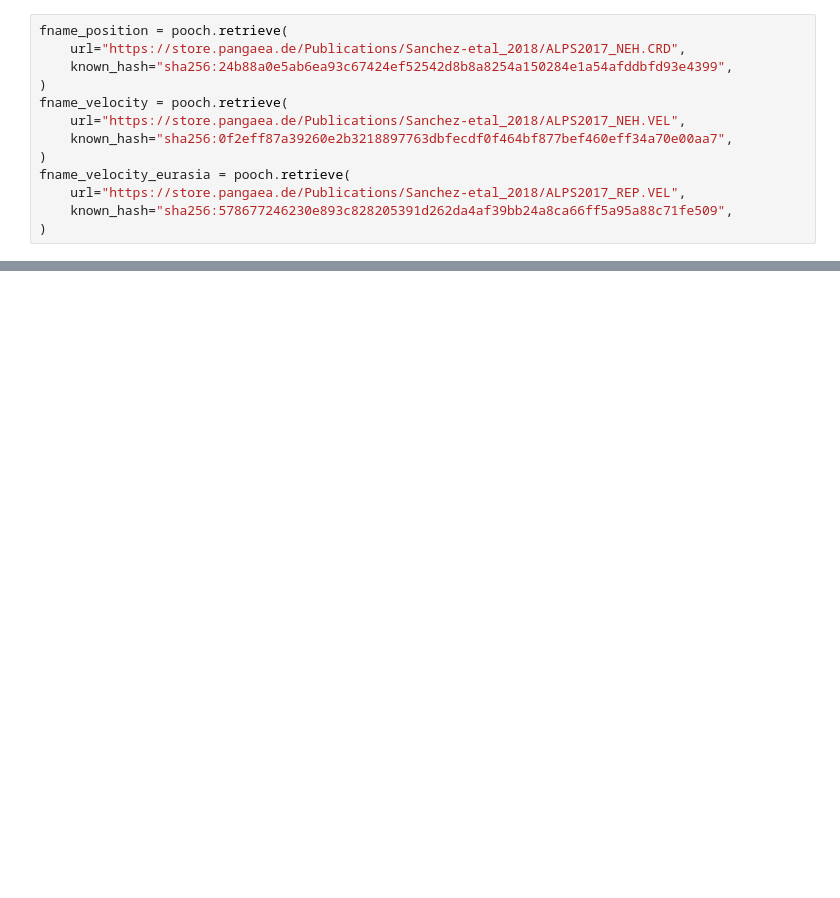
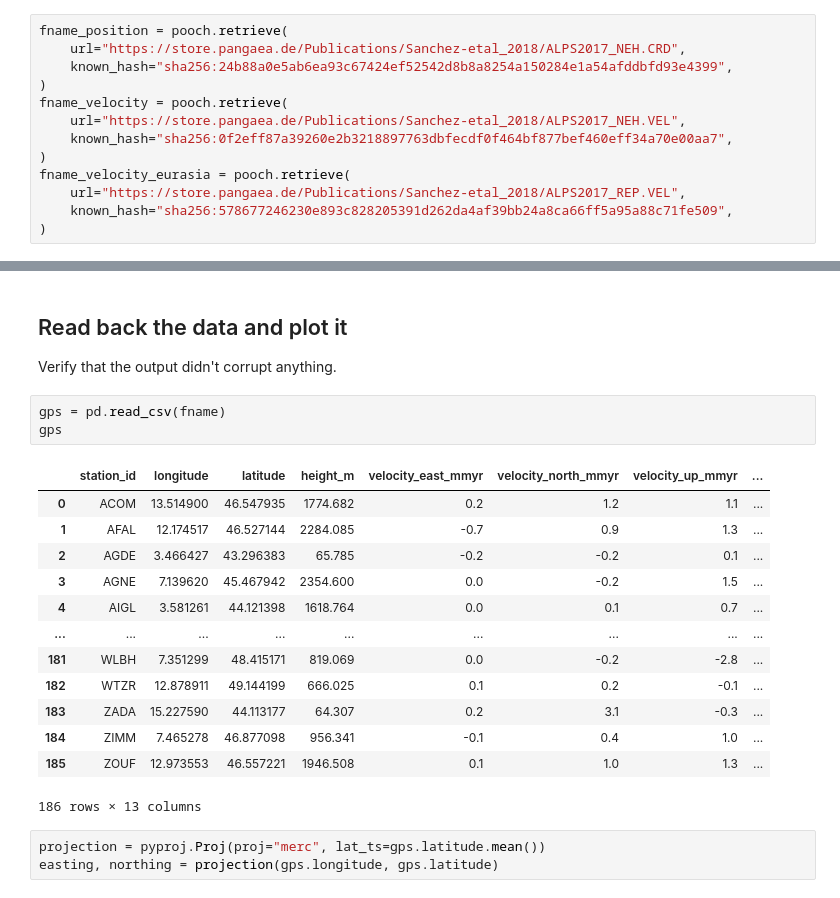
Before and after one commit to fatiando/data, a Jupyter notebook: alps-gps-velocity/prepare.ipynb, the cells around one changed output, grey strips where cells are left out. Cells and saved outputs as stored; diff of their text form; blank space fills up the shorter version.

```diff
--- a/alps-gps-velocity/prepare.ipynb
+++ b/alps-gps-velocity/prepare.ipynb
@@ -176,0 +337,24 @@ plt.show()
+# %% [markdown]
+## Read back the data and plot it
+
+Verify that the output didn't corrupt anything.
+# %%
+gps = pd.read_csv(fname)
+gps
+# %% [output]
+|  | station_id | longitude | latitude | height_m | velocity_east_mmyr | velocity_north_mmyr | velocity_up_mmyr | ... |
+| 0 | ACOM | 13.514900 | 46.547935 | 1774.682 | 0.2 | 1.2 | 1.1 | ... |
+| 1 | AFAL | 12.174517 | 46.527144 | 2284.085 | -0.7 | 0.9 | 1.3 | ... |
+| 2 | AGDE | 3.466427 | 43.296383 | 65.785 | -0.2 | -0.2 | 0.1 | ... |
+| 3 | AGNE | 7.139620 | 45.467942 | 2354.600 | 0.0 | -0.2 | 1.5 | ... |
+| 4 | AIGL | 3.581261 | 44.121398 | 1618.764 | 0.0 | 0.1 | 0.7 | ... |
+| ... | ... | ... | ... | ... | ... | ... | ... | ... |
+| 181 | WLBH | 7.351299 | 48.415171 | 819.069 | 0.0 | -0.2 | -2.8 | ... |
+| 182 | WTZR | 12.878911 | 49.144199 | 666.025 | 0.1 | 0.2 | -0.1 | ... |
+| 183 | ZADA | 15.227590 | 44.113177 | 64.307 | 0.2 | 3.1 | -0.3 | ... |
+| 184 | ZIMM | 7.465278 | 46.877098 | 956.341 | -0.1 | 0.4 | 1.0 | ... |
+| 185 | ZOUF | 12.973553 | 46.557221 | 1946.508 | 0.1 | 1.0 | 1.3 | ... |
+186 rows × 13 columns
+# %%
+projection = pyproj.Proj(proj="merc", lat_ts=gps.latitude.mean())
+easting, northing = projection(gps.longitude, gps.latitude)
```
Also changed, not shown: parts of 20 cells of this notebook, 2 other files.
